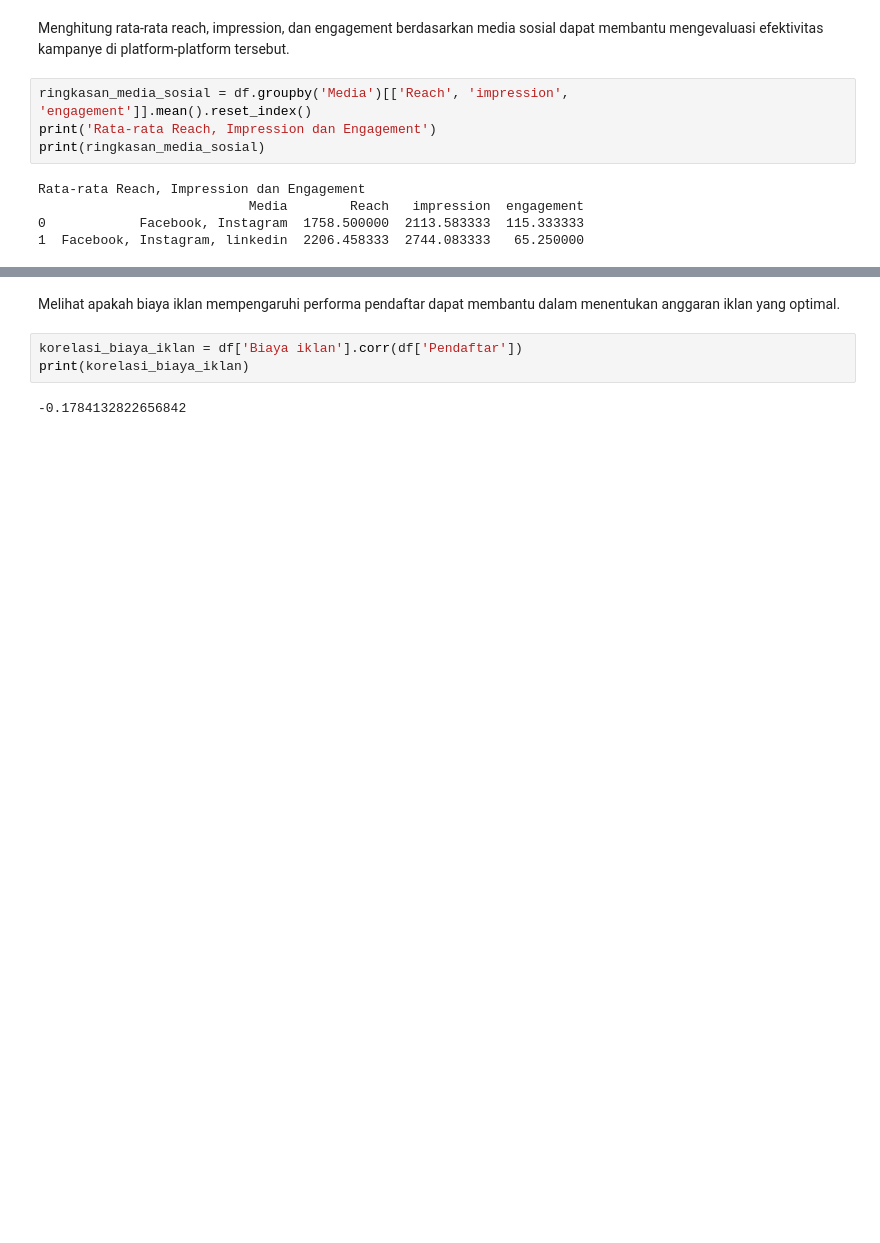
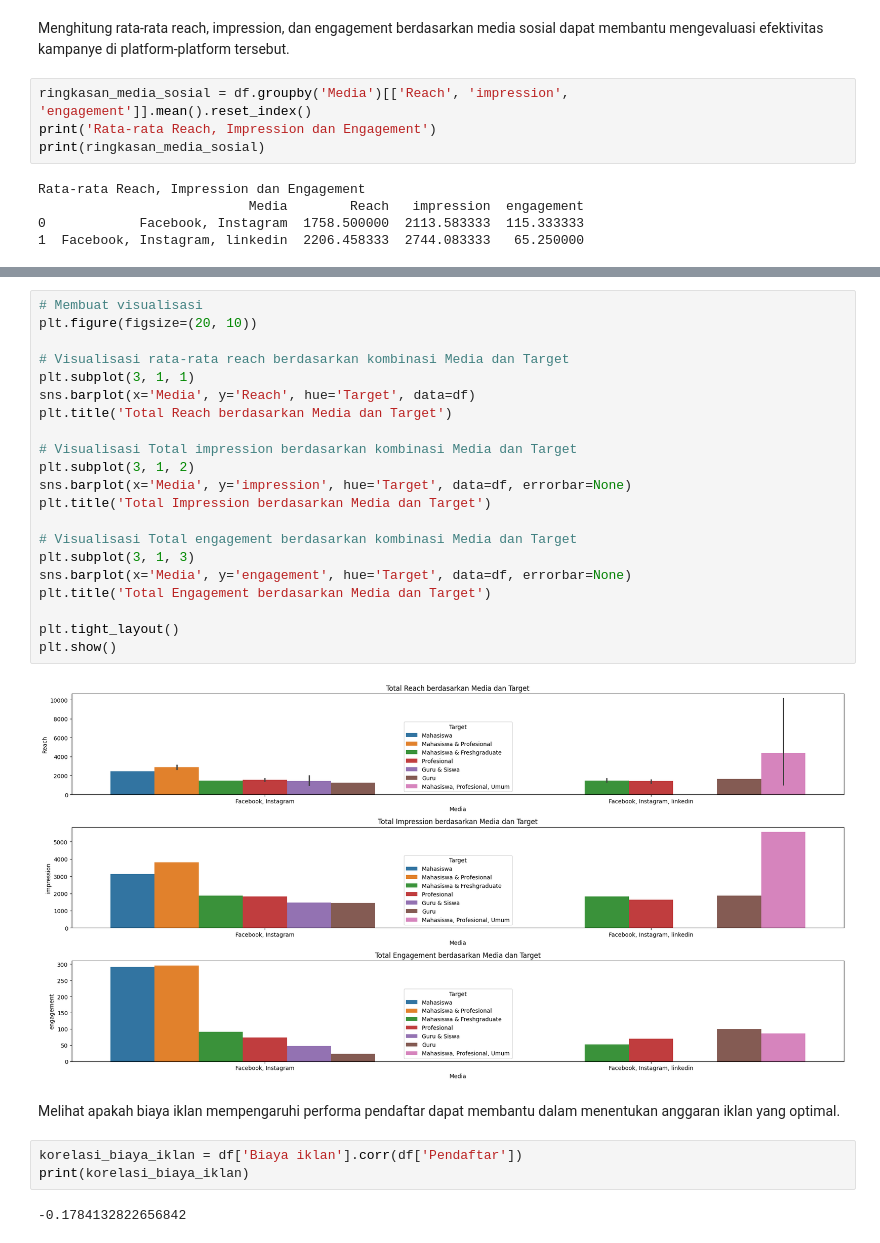
Before and after one commit to yohanhl/maketing-campaign-insight-analysis, a Jupyter notebook: MC2.ipynb, the cells around one changed output, grey strips where cells are left out. Cells and saved outputs as stored; diff of their text form; blank space fills up the shorter version.

```diff
--- a/MC2.ipynb
+++ b/MC2.ipynb
@@ -436,3 +459,26 @@ Rata-rata Reach, Impression dan Engagement
+# %%
+# Membuat visualisasi
+plt.figure(figsize=(20, 10))
+
+# Visualisasi rata-rata reach berdasarkan kombinasi Media dan Target
+plt.subplot(3, 1, 1)
+sns.barplot(x='Media', y='Reach', hue='Target', data=df)
+plt.title('Total Reach berdasarkan Media dan Target')
+
+# Visualisasi Total impression berdasarkan kombinasi Media dan Target
+plt.subplot(3, 1, 2)
+sns.barplot(x='Media', y='impression', hue='Target', data=df, errorbar=None)
+plt.title('Total Impression berdasarkan Media dan Target')
+
+# Visualisasi Total engagement berdasarkan kombinasi Media dan Target
+plt.subplot(3, 1, 3)
+sns.barplot(x='Media', y='engagement', hue='Target', data=df, errorbar=None)
+plt.title('Total Engagement berdasarkan Media dan Target')
+
+plt.tight_layout()
+plt.show()
+# %% [output]
+[figure, added]
 # %% [markdown]
 Melihat apakah biaya iklan mempengaruhi performa pendaftar dapat membantu dalam menentukan anggaran iklan yang optimal.
 # %%
```
Also changed, not shown: parts of 3 cells of this notebook.
